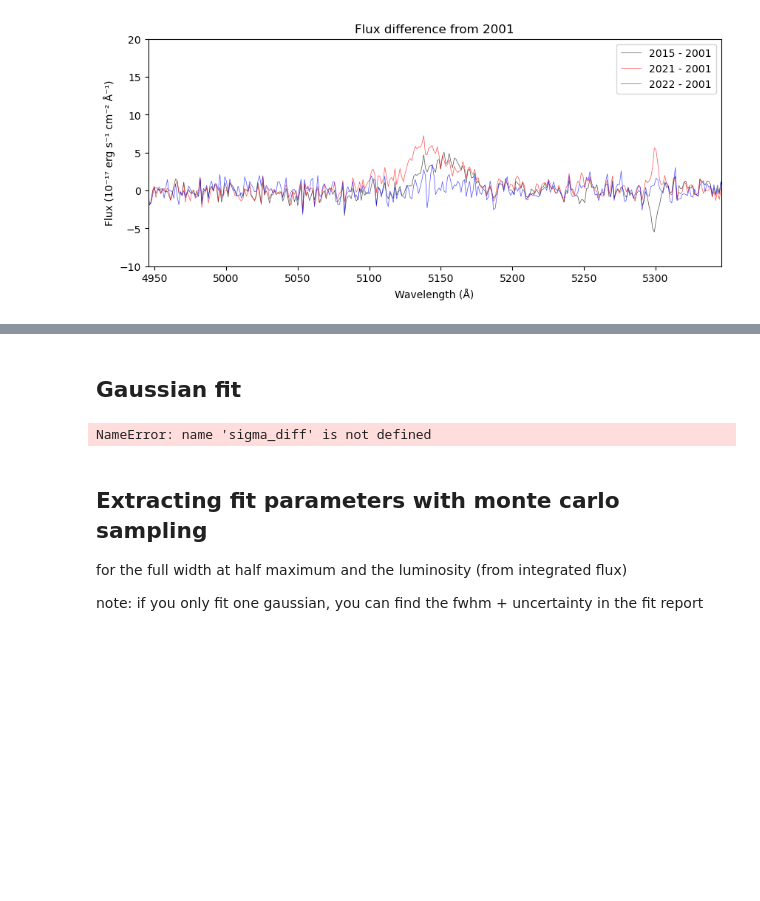
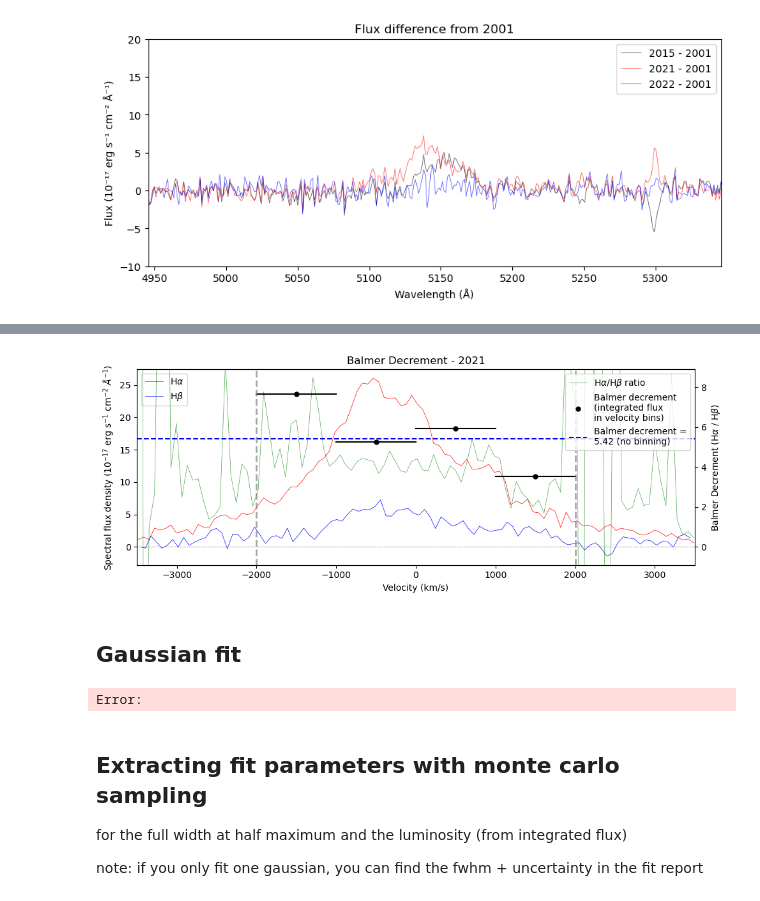
Before and after one commit to things-0/denison_2026, a Jupyter notebook: oli/main.ipynb, the cells around one changed output, grey strips where cells are left out. Saved outputs shown, nothing was run; the diff lists cells and outputs as text; code cells hidden in the pictures; blank space fills up the shorter version.

```diff
--- a/oli/main.ipynb
+++ b/oli/main.ipynb
@@ -1335,3 +1544,7 @@ plt.show()
+# %%
+plot_balmer_decrement(diff_year="2021", num_bins=4);
+# %% [output]
+[figure, added]
 # %% [markdown]
 ## Gaussian fit
 # %%
@@ -1397,7 +1610,7 @@ plt.fill_between(
     alpha=0.3,
     label="Uncertainty"
 )
-plt.ylabel('Flux (10⁻¹⁷ erg s⁻¹ cm⁻² Å⁻¹)')
+plt.ylabel(SFD_Y_AX_LABEL)
 plt.xlabel("Wavelength (Å)")
 plt.title("Multi-Gaussian Fit Hα 2021 Difference Spectrum")
 
@@ -1411,7 +1624,7 @@ plt.text(
 plt.legend()
 plt.show()
 # %% [output]
-NameError: name 'sigma_diff' is not defined
+Error:
 # %% [markdown]
 ## Extracting fit parameters with monte carlo sampling
 for the full width at half maximum and the luminosity (from integrated flux)
```
Also changed, not shown: parts of 22 cells of this notebook, 2 other files.
